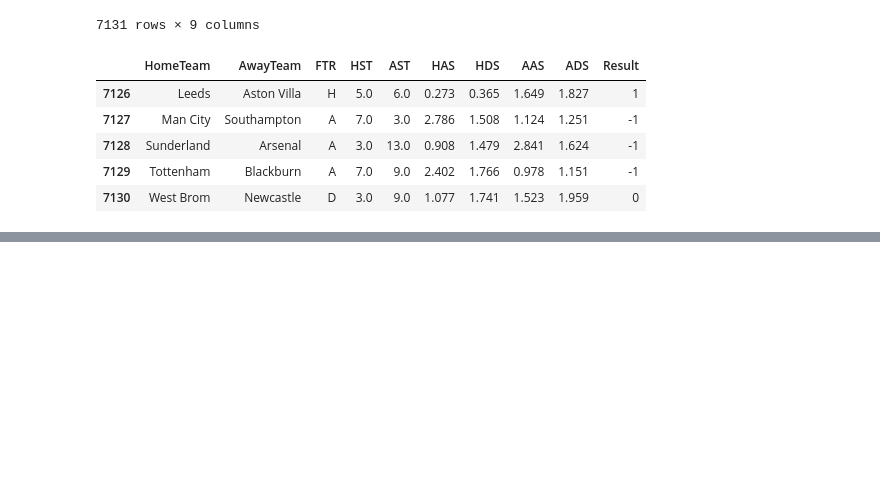
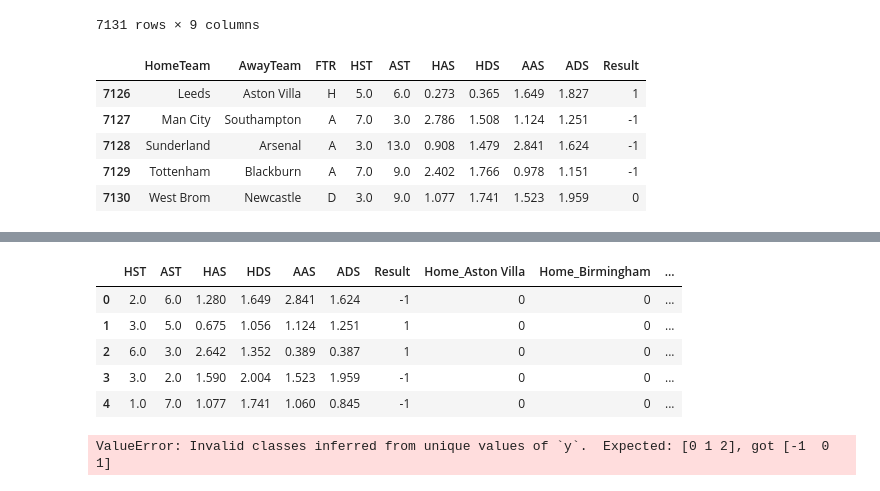
Before and after one commit to saylibhavsar/Football-Data-Analysis, a Jupyter notebook: Web Scraping - Football Analysis.ipynb, the cells around one changed output, grey strips where cells are left out. Drawn from its saved outputs; the diff is of its cells as text; code cells hidden in the pictures; blank space fills up the shorter version.

```diff
--- a/Web Scraping - Football Analysis.ipynb
+++ b/Web Scraping - Football Analysis.ipynb
@@ -310,0 +356,9 @@ final_table.to_csv('final_data.csv',index=False)
+# %%
+ml_table.head()
+# %% [output]
+|  | HST | AST | HAS | HDS | AAS | ADS | Result | Home_Aston Villa | Home_Birmingham | ... |
+| 0 | 2.0 | 6.0 | 1.280 | 1.649 | 2.841 | 1.624 | -1 | 0 | 0 | ... |
+| 1 | 3.0 | 5.0 | 0.675 | 1.056 | 1.124 | 1.251 | 1 | 0 | 0 | ... |
+| 2 | 6.0 | 3.0 | 2.642 | 1.352 | 0.389 | 0.387 | 1 | 0 | 0 | ... |
+| 3 | 3.0 | 2.0 | 1.590 | 2.004 | 1.523 | 1.959 | -1 | 0 | 0 | ... |
+| 4 | 1.0 | 7.0 | 1.077 | 1.741 | 1.060 | 0.845 | -1 | 0 | 0 | ... |
@@ -310,0 +378,5 @@ final_table.to_csv('final_data.csv',index=False)
+# %%
+model = XGBClassifier()
+model.fit(X_train, y_train)
+# %% [output]
+ValueError: Invalid classes inferred from unique values of `y`.  Expected: [0 1 2], got [-1  0  1]
```
Also changed, not shown: parts of 14 cells of this notebook.
